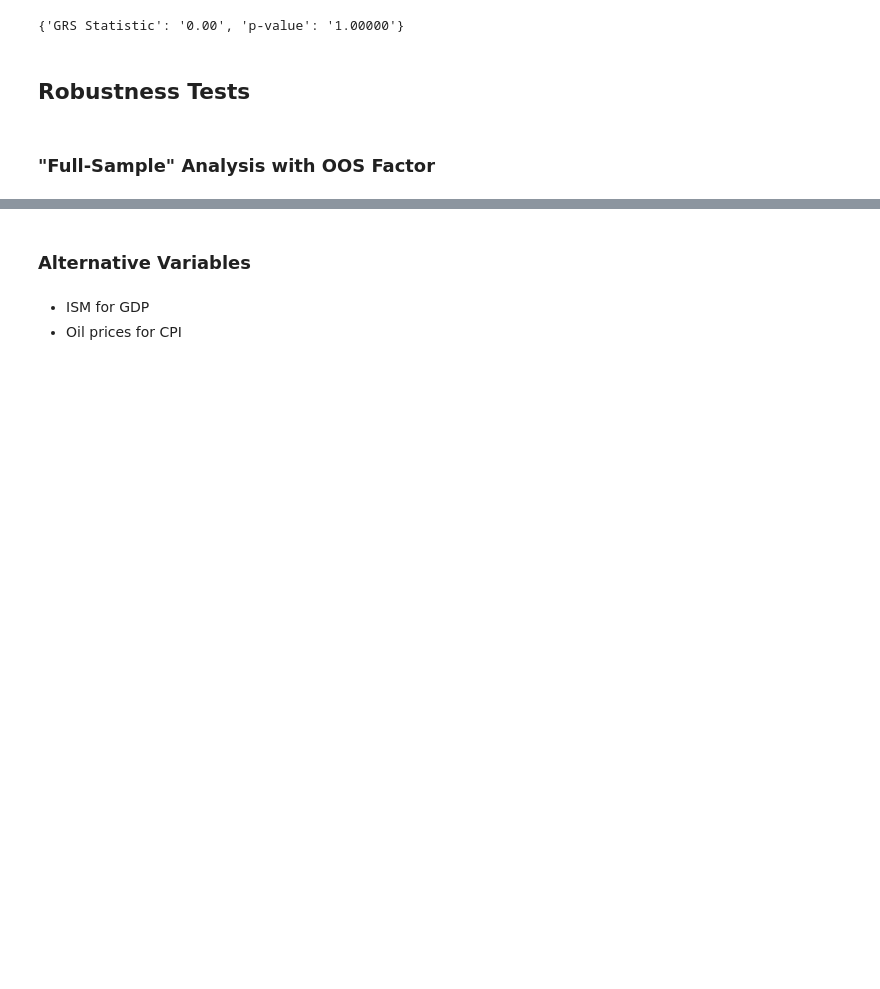
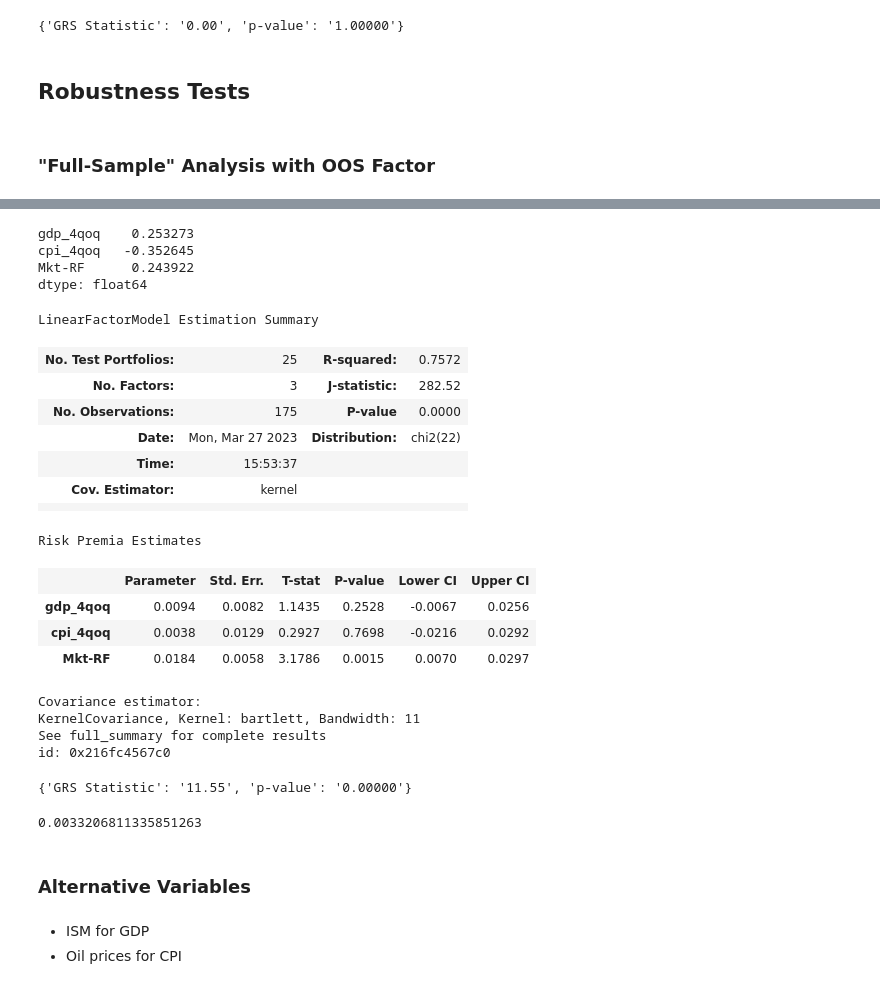
Before and after one commit to santoromano/Macro-Cross-Sectional-Analysis, a Jupyter notebook: empirics.ipynb, the cells around one changed output, grey strips where cells are left out. Saved outputs shown, nothing was run; the diff lists cells and outputs as text; code cells hidden in the pictures; blank space fills up the shorter version.

```diff
--- a/empirics.ipynb
+++ b/empirics.ipynb
@@ -503,3 +504,38 @@ oos_factors
+# %%
+oos_factors.describe().loc['mean'] / oos_factors.describe().loc['std']
+# %% [output]
+gdp_4qoq    0.253273
+cpi_4qoq   -0.352645
+Mkt-RF      0.243922
+dtype: float64
+# %%
+oos_model['macro+mkt']
+# %% [output]
+LinearFactorModel Estimation Summary
+| No. Test Portfolios: | 25 | R-squared: | 0.7572 |
+| No. Factors: | 3 | J-statistic: | 282.52 |
+| No. Observations: | 175 | P-value | 0.0000 |
+| Date: | Mon, Mar 27 2023 | Distribution: | chi2(22) |
+| Time: | 15:53:37 |  |  |
+| Cov. Estimator: | kernel |  |  |
+|  |  |  |  |
+Risk Premia Estimates
+|  | Parameter | Std. Err. | T-stat | P-value | Lower CI | Upper CI |
+| gdp_4qoq | 0.0094 | 0.0082 | 1.1435 | 0.2528 | -0.0067 | 0.0256 |
+| cpi_4qoq | 0.0038 | 0.0129 | 0.2927 | 0.7698 | -0.0216 | 0.0292 |
+| Mkt-RF | 0.0184 | 0.0058 | 3.1786 | 0.0015 | 0.0070 | 0.0297 |
+Covariance estimator:
+KernelCovariance, Kernel: bartlett, Bandwidth: 11
+See full_summary for complete results
+id: 0x216fc4567c0
+# %%
+grs(oos_model['macro+mkt'], oos_factors)
+# %% [output]
+{'GRS Statistic': '11.55', 'p-value': '0.00000'}
+# %%
+abs(oos_model['macro+mkt'].alphas).mean()
+# %% [output]
+0.0033206811335851263
 # %% [markdown]
 ### Alternative Variables
 # %% [markdown]
```
Also changed, not shown: parts of 6 cells of this notebook.
